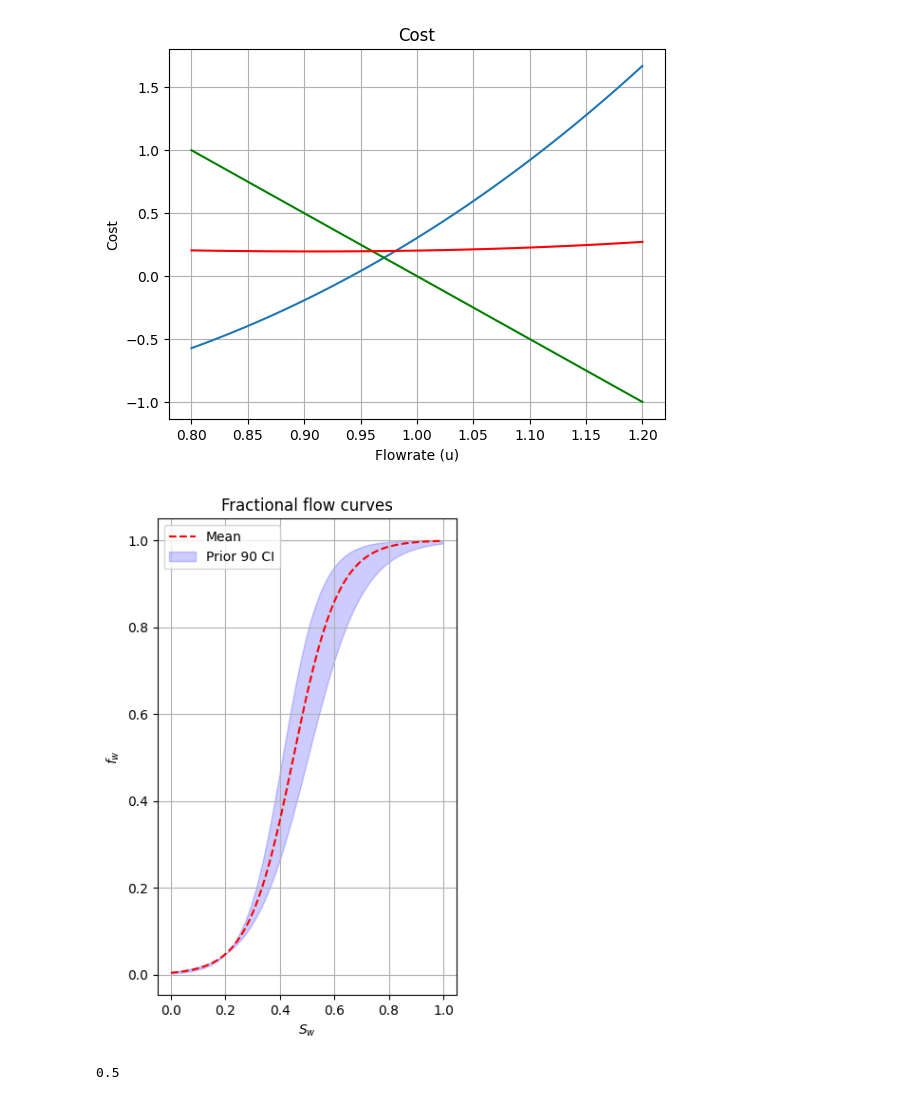
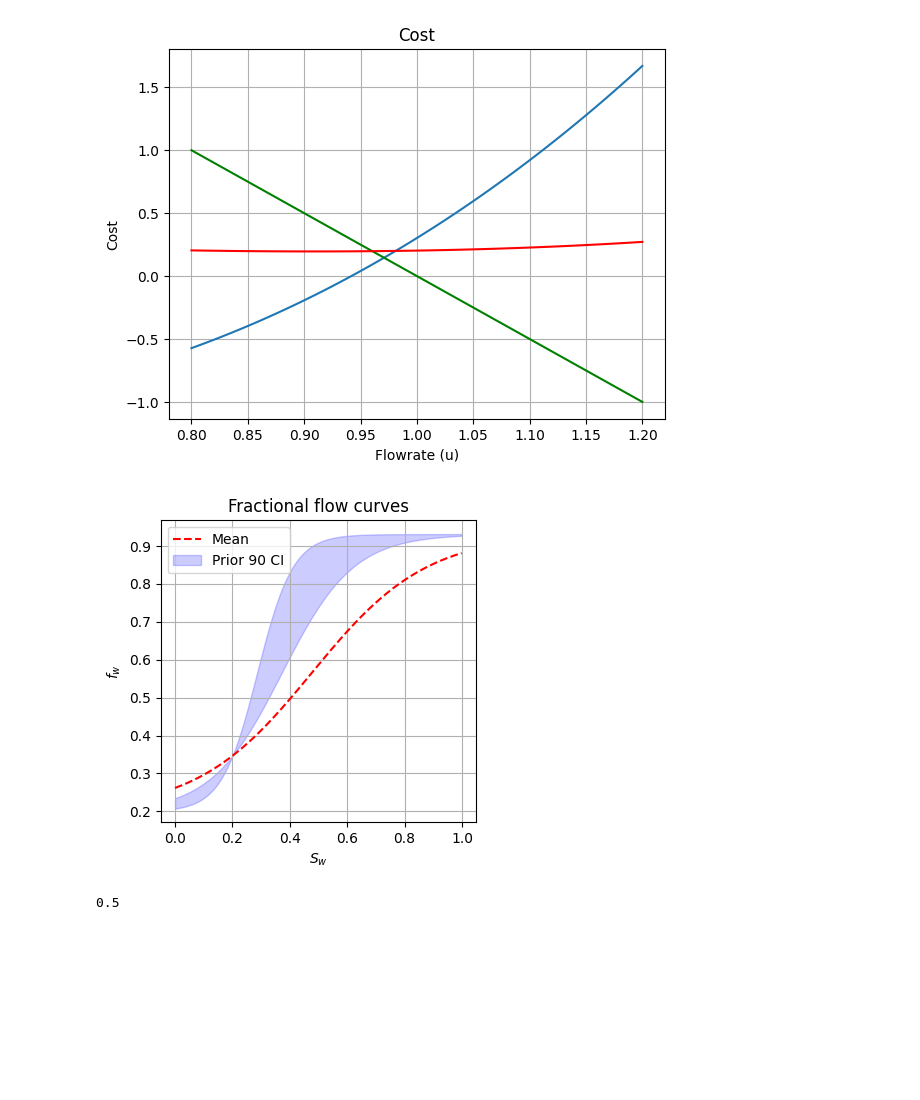
Before and after one commit to iffanh/buckley_leverette, a Jupyter notebook: pumps.ipynb, the cells around one changed output. Drawn from its saved outputs; the diff is of its cells as text; code cells hidden in the pictures; blank space fills up the shorter version.

```diff
--- a/pumps.ipynb
+++ b/pumps.ipynb
@@ -53,30 +53,34 @@ from matplotlib.patches import Patch
 mu_o = 5.0
 mu_w = 1.0
 
-ratio = lambda a, b, Sw : 1/(1 +  (mu_w/mu_o) * (a*np.exp(-b*(Sw-0.2))))
+rratio = lambda a, b, Sw : 1/(1 +  (mu_w/mu_o) * (a*np.exp(-b*(Sw-0.2))))
 
-a_mean = 100.0
-b_mean = 12.0
 
-a_std = a_mean/5
-b_std = b_mean/5
 
-# perturb a and b
-# aw = np.random.normal(loc=a_mean, scale=a_std, size=1000)
-# bw = np.random.normal(loc=b_mean, scale=b_std, size=1000)
 
-aw = 100.0
+
+# a_mean = 50.0
+# b_mean = 13.0
+
+a_mean = 20.0
+b_mean = 5.0
+
+fwmin = rratio(a_mean, b_mean, 0.2)
+fwmax = rratio(a_mean, b_mean, 1.0)
+
+ratio = lambda a, b, Sw : (fwmax - fwmin)*rratio(a, b, Sw) + fwmin
+
 bw = np.load("./data/bw.npy").flatten()
-
-a_true = 100.0
 b_true = np.load("./data/b_true.npy")
 
 Sw = np.arange(0.0, 1.0, 0.001)
 
-fw = np.array([np.array([ratio(aw, b, sw) for sw in Sw]) for b in bw]).T
+fw = np.array([np.array([ratio(a_mean, b, sw) for sw in Sw]) for b in bw]).T
+
+# fw
 
 fw_nom = np.array([ratio(a_mean, b_mean, sw) for sw in Sw])
-fw_true = np.array([ratio(a_true, b_true, sw) for sw in Sw])
+fw_true = np.array([ratio(a_mean, b_true, sw) for sw in Sw])
 
 fw95 = np.percentile(fw, 95, axis=1)
 fw5 = np.percentile(fw, 5, axis=1)
@@ -88,35 +92,35 @@ fw55 = np.percentile(fw, 55, axis=1)
 fw45 = np.percentile(fw, 45, axis=1)
 
 fwmean = np.mean(fw, axis=1)
 
-plt.figure(figsize=(4,6))
+plt.figure(figsize=(4,4))
 # plt.plot(Sw, fw, color="blue", alpha=0.002)
 # plt.plot(Sw, fw95, color="blue", alpha=0.2)
 # plt.plot(Sw, fw5, color="blue", alpha=0.2)
 plt.fill_between(Sw, fw5, fw95, color="blue", alpha=0.2)
 # plt.plot(Sw, fw75, color="blue", alpha=0.2)
 # plt.plot(Sw, fw25, color="blue", alpha=0.2)
 # plt.fill_between(Sw, fw25, fw75, color="blue", alpha=0.2)
 # plt.plot(Sw, fw55, color="blue", alpha=0.2)
 # plt.plot(Sw, fw45, color="blue", alpha=0.2)
 # plt.fill_between(Sw, fw45, fw55, color="blue", alpha=0.2)
 # plt.plot(Sw, fwmean, color="blue", linestyle="dashed")
 plt.plot(Sw, fw_nom, color="red", linestyle="dashed")
 # plt.plot(Sw, fw_true, color="green", linestyle="dashed")
 # plt.hlines(0.0, 0.0, 1.0, linestyles="dashed", colors="black")
 # plt.hlines(1.0, 0.0, 1.0, linestyles="dashed", colors="black")
 plt.title("Fractional flow curves")
 plt.xlabel("$S_w$")
 plt.ylabel("$f_w$")
 
 legend_elements = [Line2D([0], [0], color="red", linestyle="dashed", label="Mean"),
                    Patch(facecolor="blue", edgecolor="blue", alpha=0.2, label="Prior 90 CI")]
 plt.legend(handles=legend_elements)
 plt.grid()
 plt.tight_layout()
 plt.savefig("fractional_flow.png")
 # %% [output]
-[figure, old version]
+[figure, new version]
 # %%
 ratio = lambda a, b, Sw : 1/(1 +  (mu_w/mu_o) * (a*np.exp(-b*(Sw-0.2)/0.6)))
 ratio(5.0, 9.0, 0.2)
```
Also changed, not shown: parts of 1 cell of this notebook, 47 other files.
